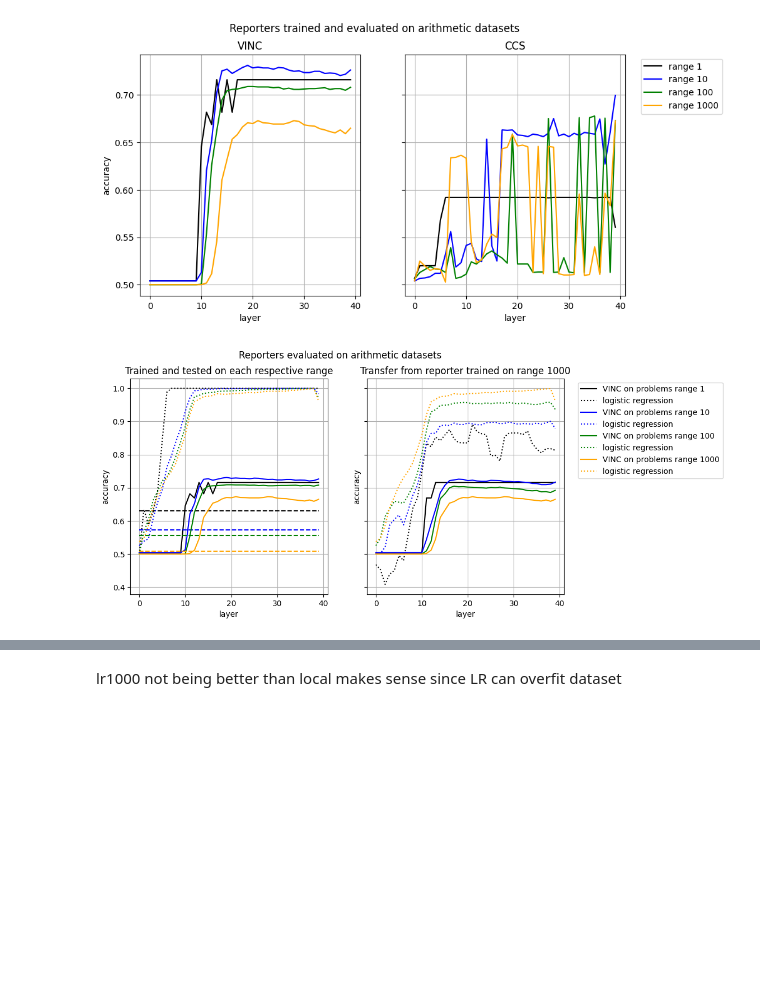
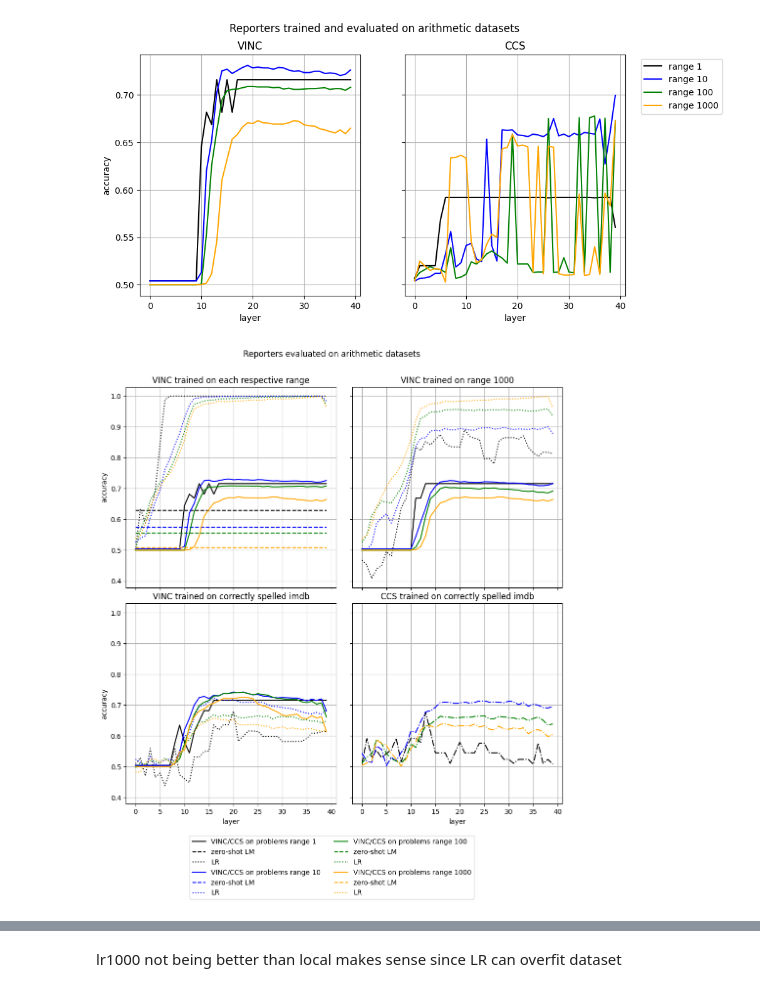
Before and after one commit to EleutherAI/elk, a Jupyter notebook: elk/results/arith_test_results.ipynb, the cells around one changed output, grey strips where cells are left out. Cells and saved outputs as stored; diff of their text form; code cells hidden in the pictures; blank space fills up the shorter version.

```diff
--- a/elk/results/arith_test_results.ipynb
+++ b/elk/results/arith_test_results.ipynb
@@ -116,14 +129,13 @@ ax.legend(bbox_to_anchor=(1.05, 1), loc='upper left')
 # %%
 # trained and tested vs transfer
 
-fig, axs = plt.subplots(ncols=2, figsize=(10, 5), sharey = True)
+fig, axs = plt.subplots(2,2, figsize=(10, 10), sharey = True, sharex= True)
 
 # Set big title for the whole figure
 fig.suptitle("Reporters evaluated on arithmetic datasets")
 
-ax = axs[0]
-ax.set_title(fr"Trained and tested on each respective range")
-ax.set_xlabel("layer")
+ax = axs[0][0]
+ax.set_title(fr"VINC trained on each respective range")
 ax.set_ylabel("accuracy")
 ax.grid(True)
 
@@ -136,7 +148,7 @@ for i,d in enumerate([1,10,100,1000]):
     acc = experiment['acc']
     # Set line color for current dataset
     line_color = line_colors[i]
-    ax.plot(layers, acc, label=f'VINC on problems range {d}', color=line_color)
+    ax.plot(layers, acc, label=f'VINC/CCS on problems range {d}', color=line_color)
 
     if 'lm_acc' in experiment.columns:
         lm_acc = experiment['lm_acc']
@@ -146,42 +158,87 @@ for i,d in enumerate([1,10,100,1000]):
 
     if 'lr_acc' in experiment.columns:
         lr_acc = experiment['lr_acc']
         # Set line color and style for logistic regression dataset
-        ax.plot(layers, lr_acc, label='logistic regression',
+        ax.plot(layers, lr_acc, label='LR',
                 color=line_color, linestyle=lr_line_style)
 
-#ax.legend(bbox_to_anchor=(1.05, 1), loc='upper left')
+handles, labels = axs[0][0].get_legend_handles_labels()  # Assuming all subplots have the same legend
+fig.legend(handles, labels, bbox_to_anchor=(0.5,-0.15), loc='lower center', ncol=len(labels)/6)
+
+# Adjust the layout to make room for the legend
+fig.subplots_adjust(bottom = 0.2)
+
+fig.tight_layout(pad=2)
 
 
-ax = axs[1]
-ax.set_title(fr"Transfer from reporter trained on range 1000")
-ax.set_xlabel("layer")
-ax.set_ylabel("accuracy")
+ax = axs[0][1]
+ax.set_title(fr"VINC trained on range 1000")
 ax.grid(True)
 
 for i,d in enumerate([1,10,100,1000]):
     dataset = f"arith{d}"
 
     dataset = f"arith{d}"
 
-    experiment = data[(origin_dataset, dataset, 'vinc')]
+    experiment = data[(origin_dataset_arith, dataset, 'vinc')]
     layers = experiment['layer']
 
     acc = experiment['acc']
     # Set line color for current dataset
     line_color = line_colors[i]
     ax.plot(layers, acc, label=f'VINC on problems range {d}', color=line_color)
 
     if 'lr_acc' in experiment.columns:
         lr_acc = experiment['lr_acc']
         # Set line color and style for logistic regression dataset
         ax.plot(layers, lr_acc, label='logistic regression',
                 color=line_color, linestyle=lr_line_style)
 
-ax.legend(bbox_to_anchor=(1.05, 1), loc='upper left')
+ax = axs[1][0]
+ax.set_title(fr"VINC trained on correctly spelled imdb")
+ax.set_xlabel("layer")
+ax.set_ylabel("accuracy")
+
+ax.grid(True)
+
+for i,d in enumerate([1,10,100,1000]):
+    dataset = f"arith{d}"
+
+    dataset = f"arith{d}"
+
+    experiment = data[(origin_dataset_imdb, dataset, 'vinc')]
+    layers = experiment['layer']
+
+    acc = experiment['acc']
+    # Set line color for current dataset
+    line_color = line_colors[i]
+    ax.plot(layers, acc, label=f'VINC on problems range {d}', color=line_color)
+
+    if 'lr_acc' in experiment.columns:
+        lr_acc = experiment['lr_acc']
+        # Set line color and style for logistic regression dataset
+        ax.plot(layers, lr_acc, label='logistic regression',
+                color=line_color, linestyle=lr_line_style)
+
+ax = axs[1][1]
+ax.set_title(fr"CCS trained on correctly spelled imdb")
+ax.set_xlabel("layer")
+ax.grid(True)
+
+for i,d in enumerate([1,10,100,1000]):
+
+    dataset = f"arith{d}"
+
+    experiment = data[(origin_dataset_imdb, dataset, 'ccs')]
+    layers = experiment['layer']
+    acc = experiment['acc']
+    # Set line color for current dataset
+    line_color = line_colors[i]
+    ax.plot(layers, acc, label=f'CCS', color=line_color, linestyle=ccs_line_style)
+
 plt.show()
 # %% [output]
-[figure, old version]
+[figure, new version]
 # %%
 # transfer at layer 20
 
```
Also changed, not shown: parts of 2 cells of this notebook.
